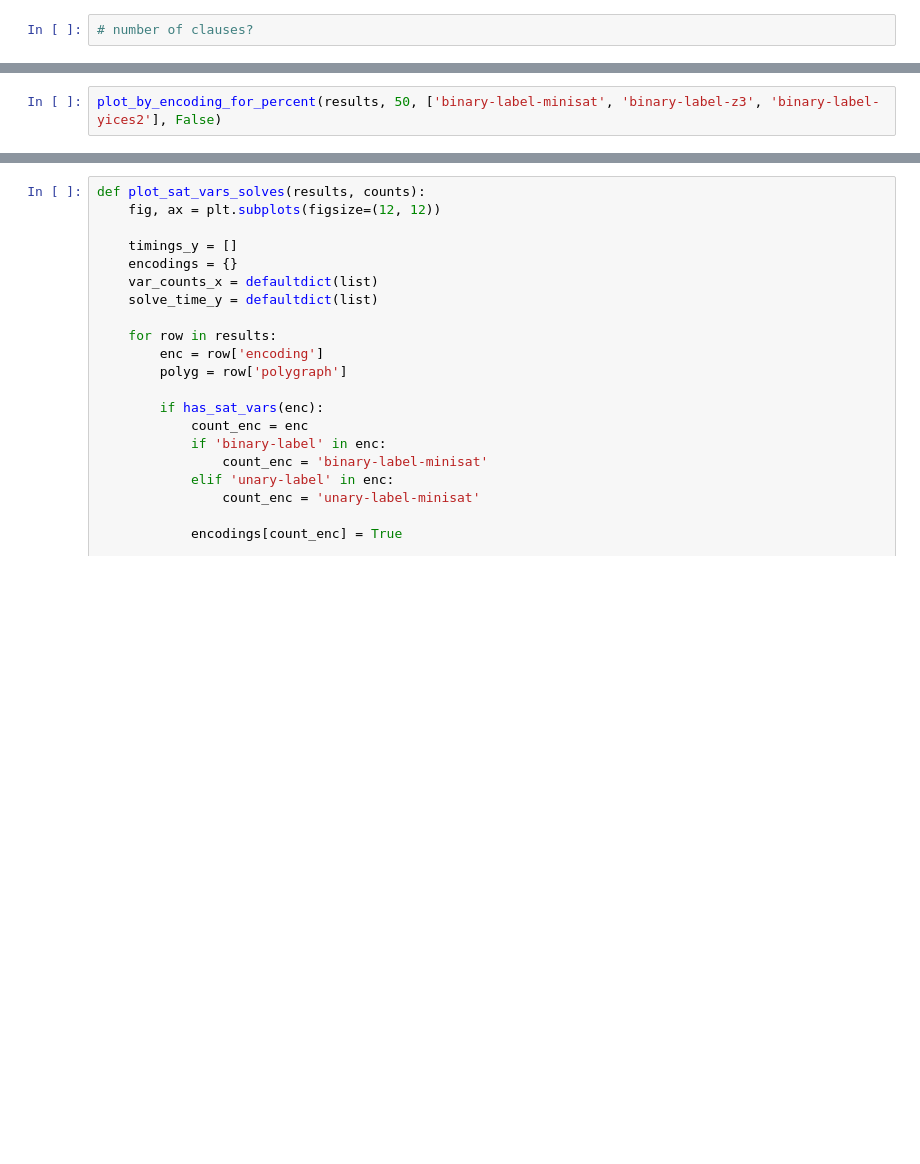
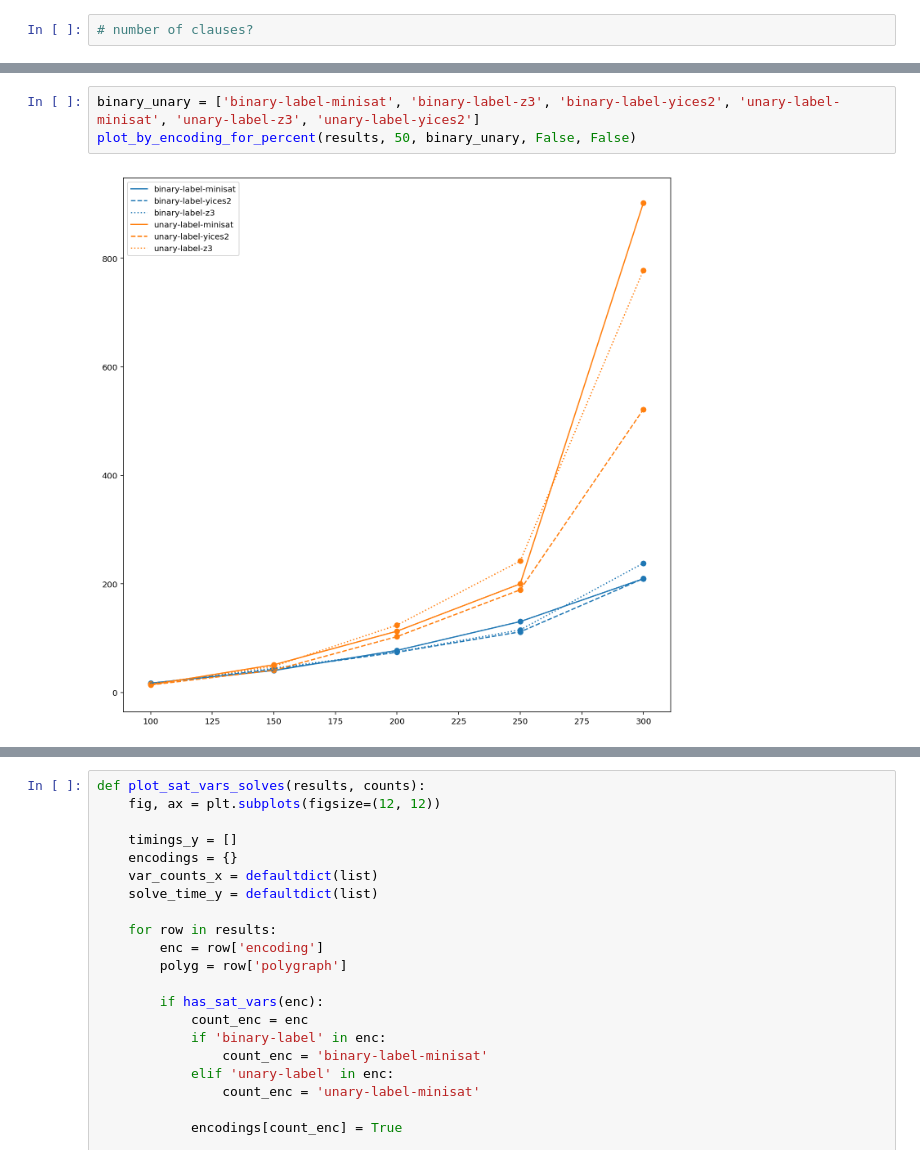
Before and after one commit to naizhengtan/CobraSAT, a Jupyter notebook: src/exploration.ipynb, the cells around one changed output, grey strips where cells are left out. Saved outputs shown, nothing was run; the diff lists cells and outputs as text; blank space fills up the shorter version.

```diff
--- a/src/exploration.ipynb
+++ b/src/exploration.ipynb
@@ -198,4 +216,7 @@ plot_sat_vars(results, counts)
 # %%
-plot_by_encoding_for_percent(results, 50, ['binary-label-minisat', 'binary-label-z3', 'binary-label-yices2'], False)
+binary_unary = ['binary-label-minisat', 'binary-label-z3', 'binary-label-yices2', 'unary-label-minisat', 'unary-label-z3', 'unary-label-yices2']
+plot_by_encoding_for_percent(results, 50, binary_unary, False, False)
+# %% [output]
+[figure, added]
 # %%
 plot_by_encoding_for_percent(results, 50, ['unary-label-minisat', 'unary-label-z3', 'unary-label-yices2'], False)
```
Also changed, not shown: parts of 8 cells of this notebook, 1 other file.
